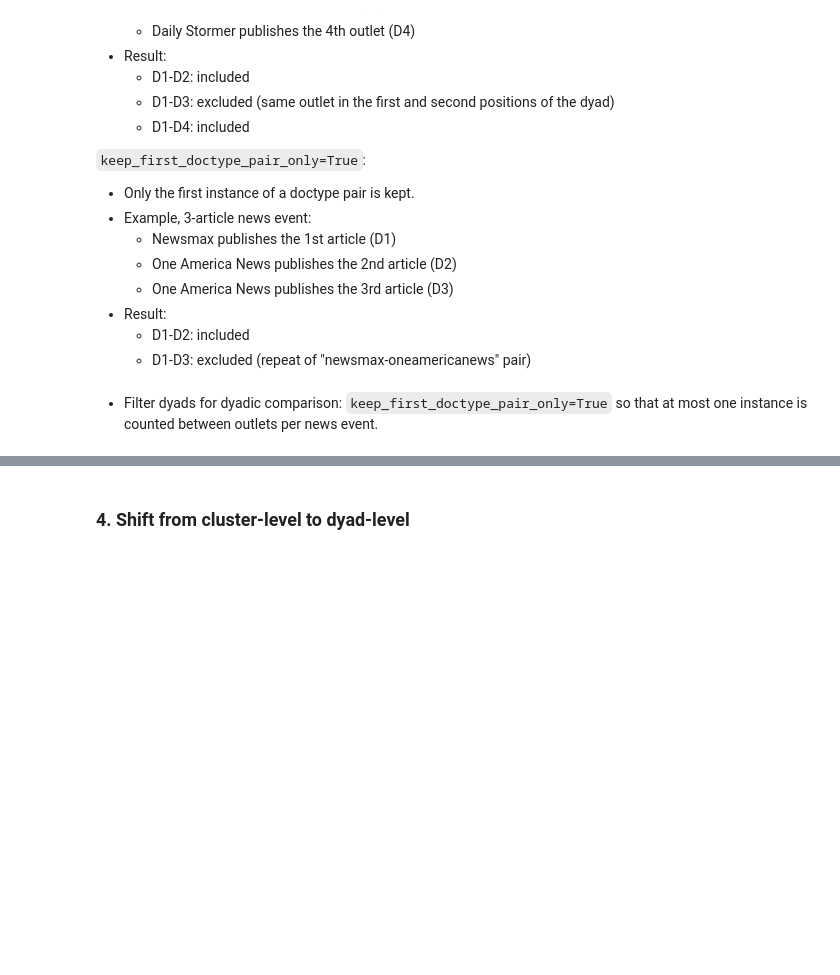
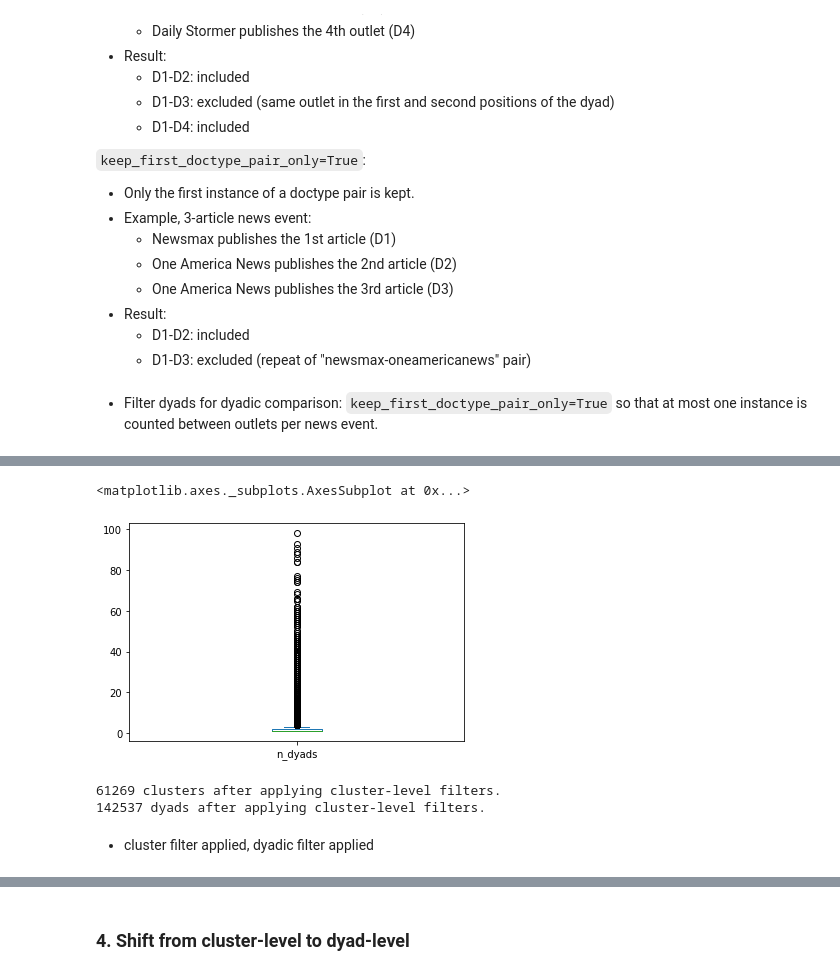
Before and after one commit to wlmwng/us-right-media, a Jupyter notebook: usrightmedia/code/09-analysis/01-newsevents-dyadic-comparison.ipynb, the cells around one changed output, grey strips where cells are left out. Cells and saved outputs as stored; diff of their text form; code cells hidden in the pictures; blank space fills up the shorter version.

```diff
--- a/usrightmedia/code/09-analysis/01-newsevents-dyadic-comparison.ipynb
+++ b/usrightmedia/code/09-analysis/01-newsevents-dyadic-comparison.ipynb
@@ -167,0 +226,2 @@ with open(os.path.join(dyads_dir, f'{threshold}_dyads_cx_filtered.pkl'), 'wb') a
+# %%
+df_dyads_cx_gt0 = df_dyads_cx.loc[df_dyads_cx['n_dyads']>0]
@@ -168,3 +240,16 @@ with open(os.path.join(dyads_dir, f'{threshold}_dyads_cx_filtered.pkl'), 'wb') a
+# %%
+df_dyads_cx_gt0['n_dyads'].plot(kind = 'box')
+# %% [output]
+<matplotlib.axes._subplots.AxesSubplot at 0x...>
+[figure, added]
+# %%
+print(f"{len(df_dyads_cx_gt0)} clusters after applying cluster-level filters.")
+print(f"{df_dyads_cx_gt0['n_dyads'].sum()} dyads after applying cluster-level filters.")
+# %% [output]
+61269 clusters after applying cluster-level filters.
+142537 dyads after applying cluster-level filters.
+# %% [markdown]
+- cluster filter applied, dyadic filter applied
 # %%
 # load from file if already calculated
 dyads_cx_filtered = pickle.load(open(os.path.join(dyads_dir, f'{threshold}_dyads_cx_filtered.pkl'),'rb'))
```
Also changed, not shown: parts of 42 cells of this notebook, 1 other file.
